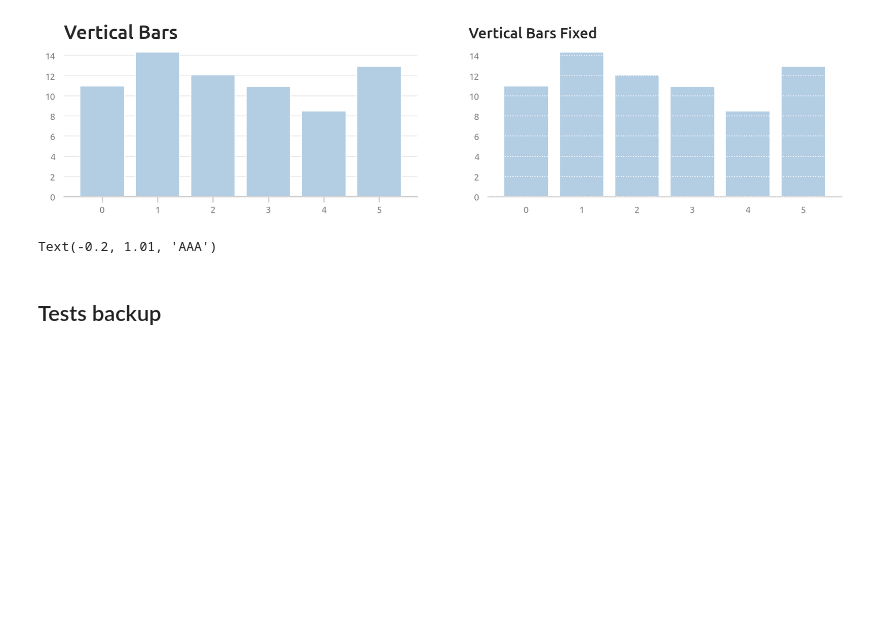
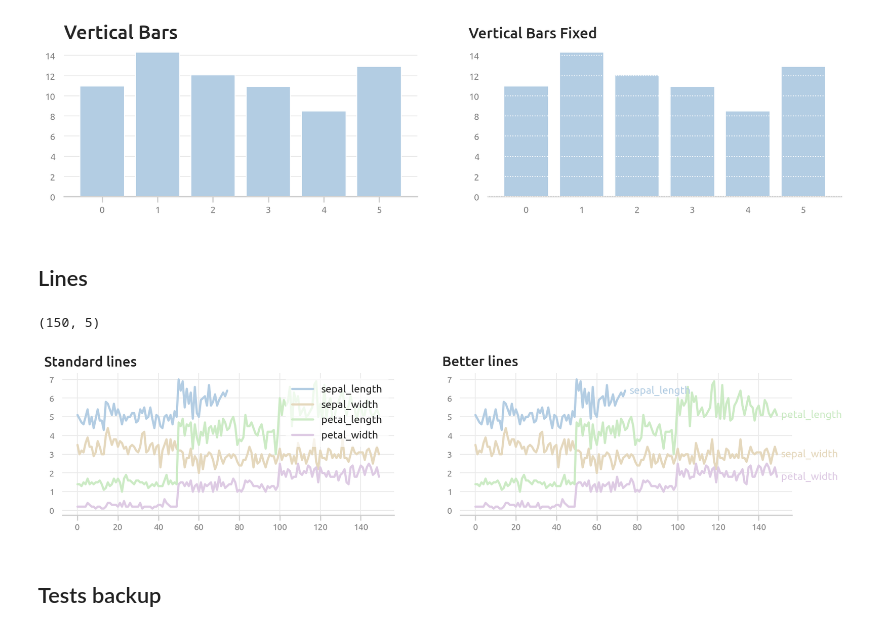
Before and after one commit to pauloneves/charp, a Jupyter notebook: plots.ipynb, the cells around one changed output. Saved outputs shown, nothing was run; the diff lists cells and outputs as text; code cells hidden in the pictures; blank space fills up the shorter version.

Commit message:
Put lines legend at the rightmost pos

```diff
--- a/plots.ipynb
+++ b/plots.ipynb
@@ -112,10 +137,28 @@ plt.style.use('./paulo.mplstyle')
 bar()
 # %% [output]
 [figure]
+# %% [markdown]
+## Lines
+# %%
+df = sns.load_dataset('iris')
+df.shape
+# %% [output]
+(150, 5)
 # %%
-ax.set_title("AAA", x=-.2)
+def line():
+    df = sns.load_dataset('iris')
+    df.iloc[df.shape[0]//2:, 0] = np.NaN
+    fig, ax = plt.subplots(1, 2, figsize=(15, 3))
+    df.plot.line(ax=ax[0]); # iris dataset
+    charp.set_title("Standard lines", ax=ax[0])
+
+    df.plot.line(ax=ax[1]); # iris dataset
+    charp.line(ax[1])
+    charp.set_title("Better lines", ax=ax[1])
+plt.style.use('./paulo.mplstyle')
+line()
 # %% [output]
-Text(-0.2, 1.01, 'AAA')
+[figure, added]
 # %% [markdown]
 ## Tests backup
 # %%
```
Also changed, not shown: parts of 4 cells of this notebook, 1 other file.
